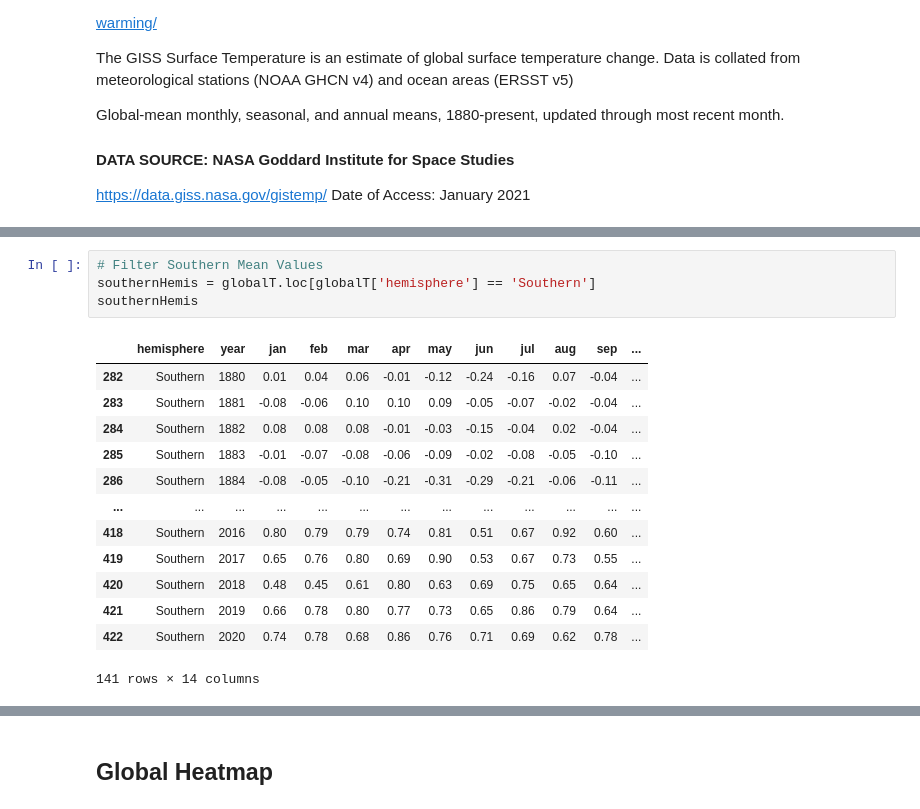
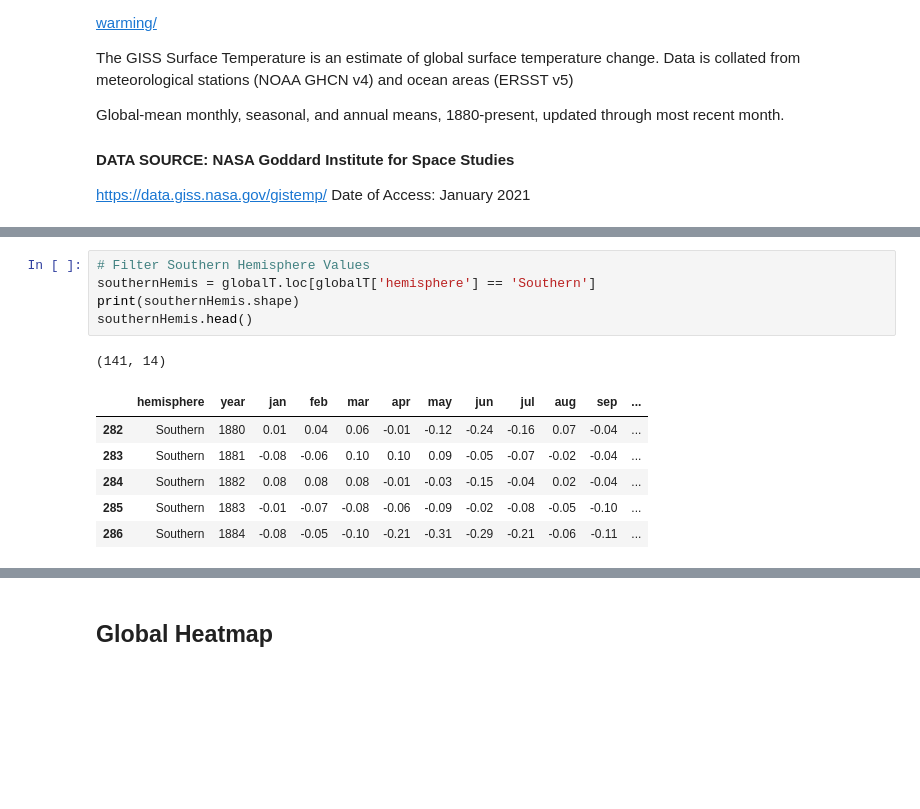
Before and after one commit to LisaHarrison08/globalWarming, a Jupyter notebook: Global Warming.ipynb, the cells around one changed output, grey strips where cells are left out. Saved outputs shown, nothing was run; the diff lists cells and outputs as text; blank space fills up the shorter version.

```diff
--- a/Global Warming.ipynb
+++ b/Global Warming.ipynb
@@ -83,19 +67,14 @@ globalHemis
 # %%
-# Filter Southern Mean Values
+# Filter Southern Hemisphere Values
 southernHemis = globalT.loc[globalT['hemisphere'] == 'Southern']
-southernHemis
+print(southernHemis.shape)
+southernHemis.head()
 # %% [output]
+(141, 14)
 |  | hemisphere | year | jan | feb | mar | apr | may | jun | jul | aug | sep | ... |
 | 282 | Southern | 1880 | 0.01 | 0.04 | 0.06 | -0.01 | -0.12 | -0.24 | -0.16 | 0.07 | -0.04 | ... |
 | 283 | Southern | 1881 | -0.08 | -0.06 | 0.10 | 0.10 | 0.09 | -0.05 | -0.07 | -0.02 | -0.04 | ... |
 | 284 | Southern | 1882 | 0.08 | 0.08 | 0.08 | -0.01 | -0.03 | -0.15 | -0.04 | 0.02 | -0.04 | ... |
 | 285 | Southern | 1883 | -0.01 | -0.07 | -0.08 | -0.06 | -0.09 | -0.02 | -0.08 | -0.05 | -0.10 | ... |
 | 286 | Southern | 1884 | -0.08 | -0.05 | -0.10 | -0.21 | -0.31 | -0.29 | -0.21 | -0.06 | -0.11 | ... |
-| ... | ... | ... | ... | ... | ... | ... | ... | ... | ... | ... | ... | ... |
-| 418 | Southern | 2016 | 0.80 | 0.79 | 0.79 | 0.74 | 0.81 | 0.51 | 0.67 | 0.92 | 0.60 | ... |
-| 419 | Southern | 2017 | 0.65 | 0.76 | 0.80 | 0.69 | 0.90 | 0.53 | 0.67 | 0.73 | 0.55 | ... |
-| 420 | Southern | 2018 | 0.48 | 0.45 | 0.61 | 0.80 | 0.63 | 0.69 | 0.75 | 0.65 | 0.64 | ... |
-| 421 | Southern | 2019 | 0.66 | 0.78 | 0.80 | 0.77 | 0.73 | 0.65 | 0.86 | 0.79 | 0.64 | ... |
-| 422 | Southern | 2020 | 0.74 | 0.78 | 0.68 | 0.86 | 0.76 | 0.71 | 0.69 | 0.62 | 0.78 | ... |
-141 rows × 14 columns
 # %%
```
Also changed, not shown: parts of 21 cells of this notebook, 4 other files.
